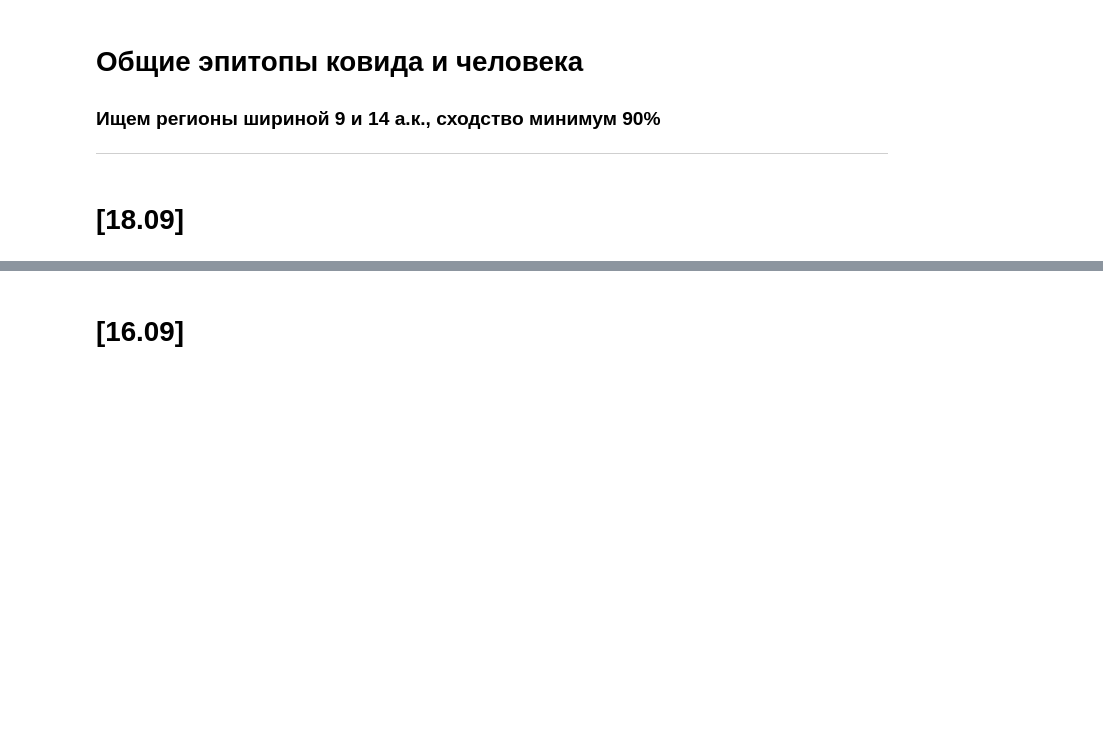
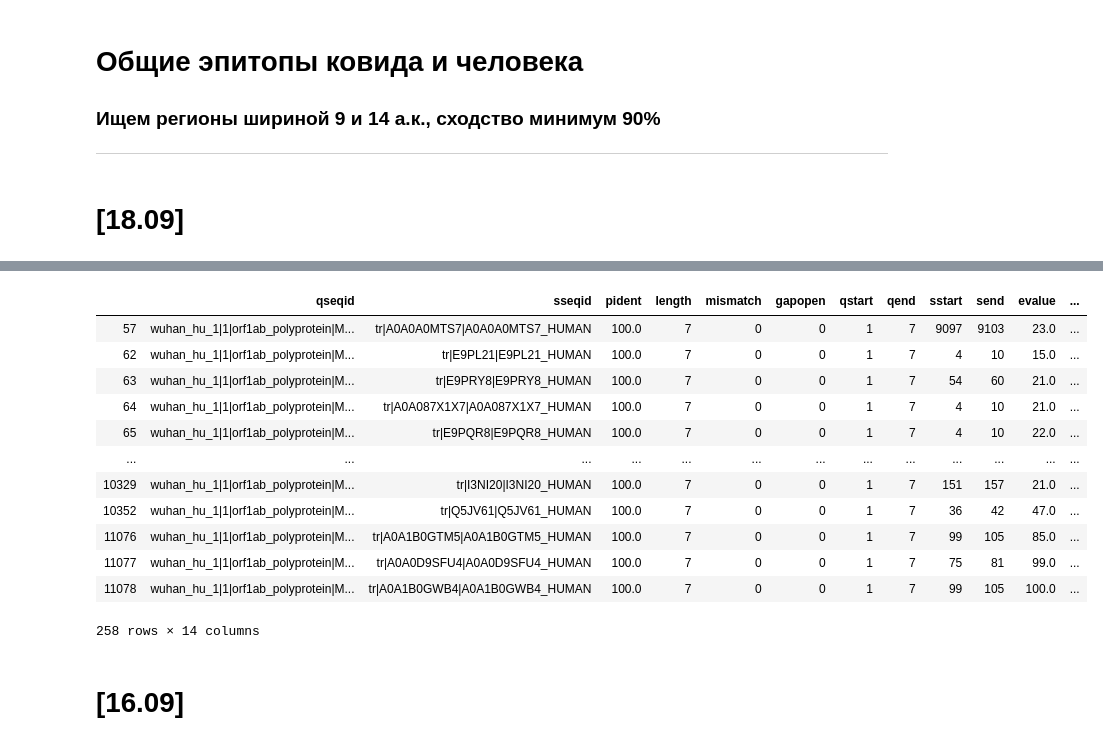
Before and after one commit to paraslonic/peptideSearch, a Jupyter notebook: common_epitopes_with_human.ipynb, the cells around one changed output, grey strips where cells are left out. Drawn from its saved outputs; the diff is of its cells as text; code cells hidden in the pictures; blank space fills up the shorter version.

```diff
--- a/common_epitopes_with_human.ipynb
+++ b/common_epitopes_with_human.ipynb
@@ -44,3 +58,21 @@ blast_ok.to_csv("result/blast_filtered.out", sep="\t")
+# %%
+blast_ok = blast[blast["nident"]==peplen]
+blast_ok.to_csv("result/blast_filtered_7.out", sep="\t")
+blast_ok
+# %% [output]
+|  | qseqid | sseqid | pident | length | mismatch | gapopen | qstart | qend | sstart | send | evalue | ... |
+| 57 | wuhan_hu_1|1|orf1ab_polyprotein|M... | tr|A0A0A0MTS7|A0A0A0MTS7_HUMAN | 100.0 | 7 | 0 | 0 | 1 | 7 | 9097 | 9103 | 23.0 | ... |
+| 62 | wuhan_hu_1|1|orf1ab_polyprotein|M... | tr|E9PL21|E9PL21_HUMAN | 100.0 | 7 | 0 | 0 | 1 | 7 | 4 | 10 | 15.0 | ... |
+| 63 | wuhan_hu_1|1|orf1ab_polyprotein|M... | tr|E9PRY8|E9PRY8_HUMAN | 100.0 | 7 | 0 | 0 | 1 | 7 | 54 | 60 | 21.0 | ... |
+| 64 | wuhan_hu_1|1|orf1ab_polyprotein|M... | tr|A0A087X1X7|A0A087X1X7_HUMAN | 100.0 | 7 | 0 | 0 | 1 | 7 | 4 | 10 | 21.0 | ... |
+| 65 | wuhan_hu_1|1|orf1ab_polyprotein|M... | tr|E9PQR8|E9PQR8_HUMAN | 100.0 | 7 | 0 | 0 | 1 | 7 | 4 | 10 | 22.0 | ... |
+| ... | ... | ... | ... | ... | ... | ... | ... | ... | ... | ... | ... | ... |
+| 10329 | wuhan_hu_1|1|orf1ab_polyprotein|M... | tr|I3NI20|I3NI20_HUMAN | 100.0 | 7 | 0 | 0 | 1 | 7 | 151 | 157 | 21.0 | ... |
+| 10352 | wuhan_hu_1|1|orf1ab_polyprotein|M... | tr|Q5JV61|Q5JV61_HUMAN | 100.0 | 7 | 0 | 0 | 1 | 7 | 36 | 42 | 47.0 | ... |
+| 11076 | wuhan_hu_1|1|orf1ab_polyprotein|M... | tr|A0A1B0GTM5|A0A1B0GTM5_HUMAN | 100.0 | 7 | 0 | 0 | 1 | 7 | 99 | 105 | 85.0 | ... |
+| 11077 | wuhan_hu_1|1|orf1ab_polyprotein|M... | tr|A0A0D9SFU4|A0A0D9SFU4_HUMAN | 100.0 | 7 | 0 | 0 | 1 | 7 | 75 | 81 | 99.0 | ... |
+| 11078 | wuhan_hu_1|1|orf1ab_polyprotein|M... | tr|A0A1B0GWB4|A0A1B0GWB4_HUMAN | 100.0 | 7 | 0 | 0 | 1 | 7 | 99 | 105 | 100.0 | ... |
+258 rows × 14 columns
 # %% [markdown]
 # [16.09]
 # %%
```
Also changed, not shown: parts of 4 cells of this notebook, 2 other files.
